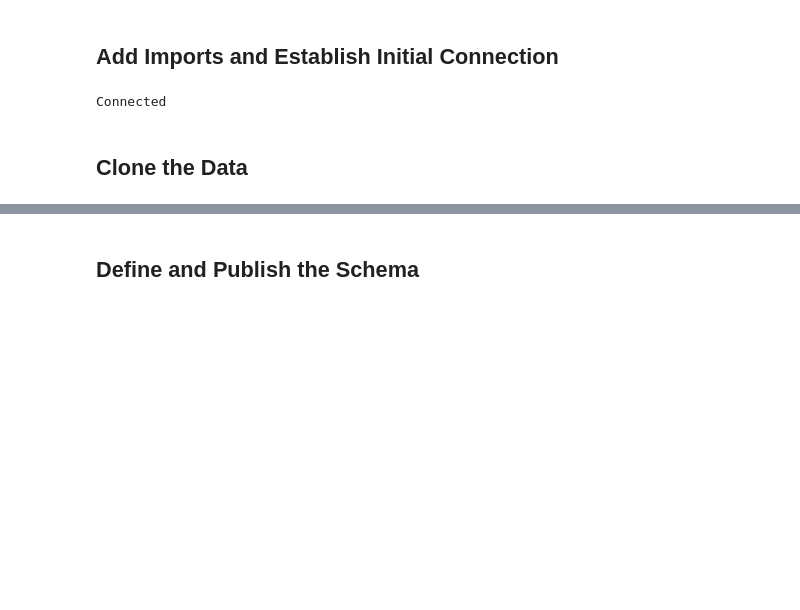
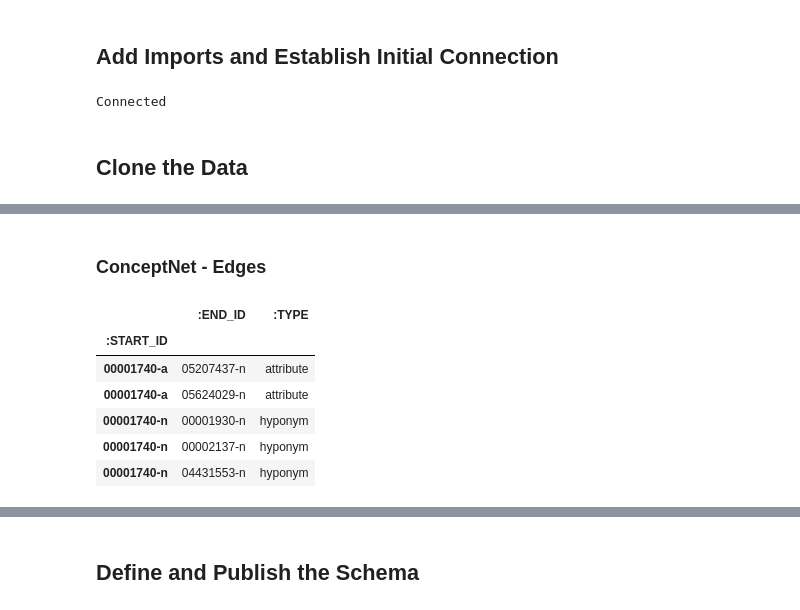
Before and after one commit to sudha-vijayakumar/LanguageModel_TigerGraph_ConceptNet5, a Jupyter notebook: Load_Scripts/LanguageModel_WN_UniqueEdge.ipynb, the cells around one changed output, grey strips where cells are left out. Drawn from its saved outputs; the diff is of its cells as text; code cells hidden in the pictures; blank space fills up the shorter version.

```diff
--- a/Load_Scripts/LanguageModel_WN_UniqueEdge.ipynb
+++ b/Load_Scripts/LanguageModel_WN_UniqueEdge.ipynb
@@ -51,0 +74,13 @@ root = '/Users/sudha.vijayakumar/Documents/GitHub/LanguageModel/Curated_Data/'
+# %% [markdown]
+### ConceptNet - Edges
+# %%
+relationships = pd.read_csv('/content/drive/MyDrive/LanguageModel/Data_Processing/csv_imports/WN-edges.csv',index_col=[0])
+relationships.head(5)
+# %% [output]
+|  | :END_ID | :TYPE |
+| :START_ID |  |  |
+| 00001740-a | 05207437-n | attribute |
+| 00001740-a | 05624029-n | attribute |
+| 00001740-n | 00001930-n | hyponym |
+| 00001740-n | 00002137-n | hyponym |
+| 00001740-n | 04431553-n | hyponym |
```
Also changed, not shown: parts of 27 cells of this notebook, 2 other files.
